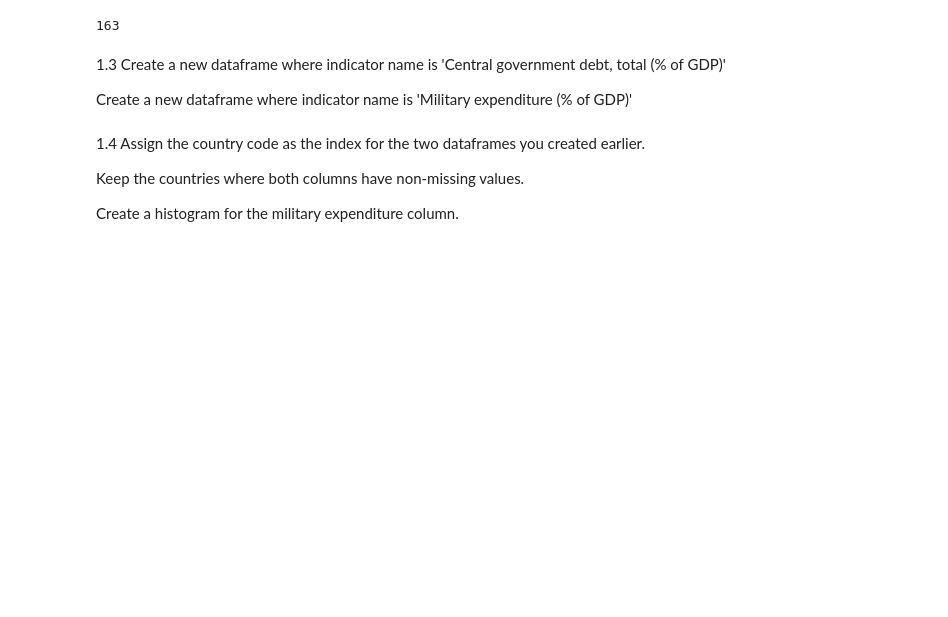
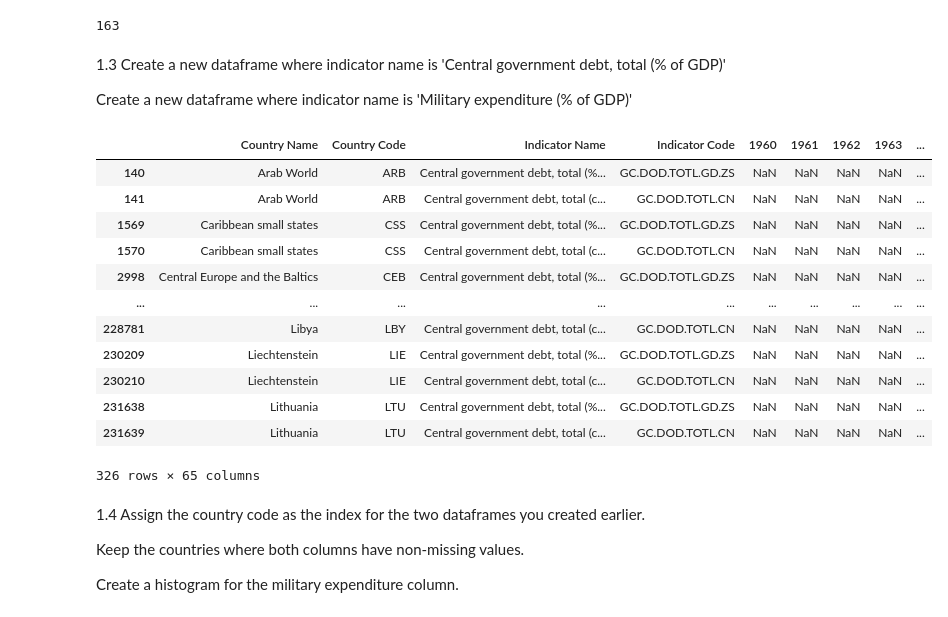
Before and after one commit to jash-ai/PYTHON, a Jupyter notebook: Time_Series_Session_1_Meetup_St.ipynb, the cells around one changed output. Saved outputs shown, nothing was run; the diff lists cells and outputs as text; code cells hidden in the pictures; blank space fills up the shorter version.

```diff
--- a/Time_Series_Session_1_Meetup_St.ipynb
+++ b/Time_Series_Session_1_Meetup_St.ipynb
@@ -38,6 +38,23 @@ data["Country Code"].nunique()
 1.3 Create a new dataframe where indicator name is 'Central government debt, total (% of GDP)'
 
 Create a new dataframe where indicator name is 'Military expenditure (% of GDP)'
+# %%
+subs1 ="government debt"
+data[data["Indicator Name"].str.contains(subs1)]
+# %% [output]
+|  | Country Name | Country Code | Indicator Name | Indicator Code | 1960 | 1961 | 1962 | 1963 | ... |
+| 140 | Arab World | ARB | Central government debt, total (%... | GC.DOD.TOTL.GD.ZS | NaN | NaN | NaN | NaN | ... |
+| 141 | Arab World | ARB | Central government debt, total (c... | GC.DOD.TOTL.CN | NaN | NaN | NaN | NaN | ... |
+| 1569 | Caribbean small states | CSS | Central government debt, total (%... | GC.DOD.TOTL.GD.ZS | NaN | NaN | NaN | NaN | ... |
+| 1570 | Caribbean small states | CSS | Central government debt, total (c... | GC.DOD.TOTL.CN | NaN | NaN | NaN | NaN | ... |
+| 2998 | Central Europe and the Baltics | CEB | Central government debt, total (%... | GC.DOD.TOTL.GD.ZS | NaN | NaN | NaN | NaN | ... |
+| ... | ... | ... | ... | ... | ... | ... | ... | ... | ... |
+| 228781 | Libya | LBY | Central government debt, total (c... | GC.DOD.TOTL.CN | NaN | NaN | NaN | NaN | ... |
+| 230209 | Liechtenstein | LIE | Central government debt, total (%... | GC.DOD.TOTL.GD.ZS | NaN | NaN | NaN | NaN | ... |
+| 230210 | Liechtenstein | LIE | Central government debt, total (c... | GC.DOD.TOTL.CN | NaN | NaN | NaN | NaN | ... |
+| 231638 | Lithuania | LTU | Central government debt, total (%... | GC.DOD.TOTL.GD.ZS | NaN | NaN | NaN | NaN | ... |
+| 231639 | Lithuania | LTU | Central government debt, total (c... | GC.DOD.TOTL.CN | NaN | NaN | NaN | NaN | ... |
+326 rows × 65 columns
 # %% [markdown]
 1.4 Assign the country code as the index for the two dataframes you created earlier.
 
```
Also changed, not shown: parts of 5 cells of this notebook.
